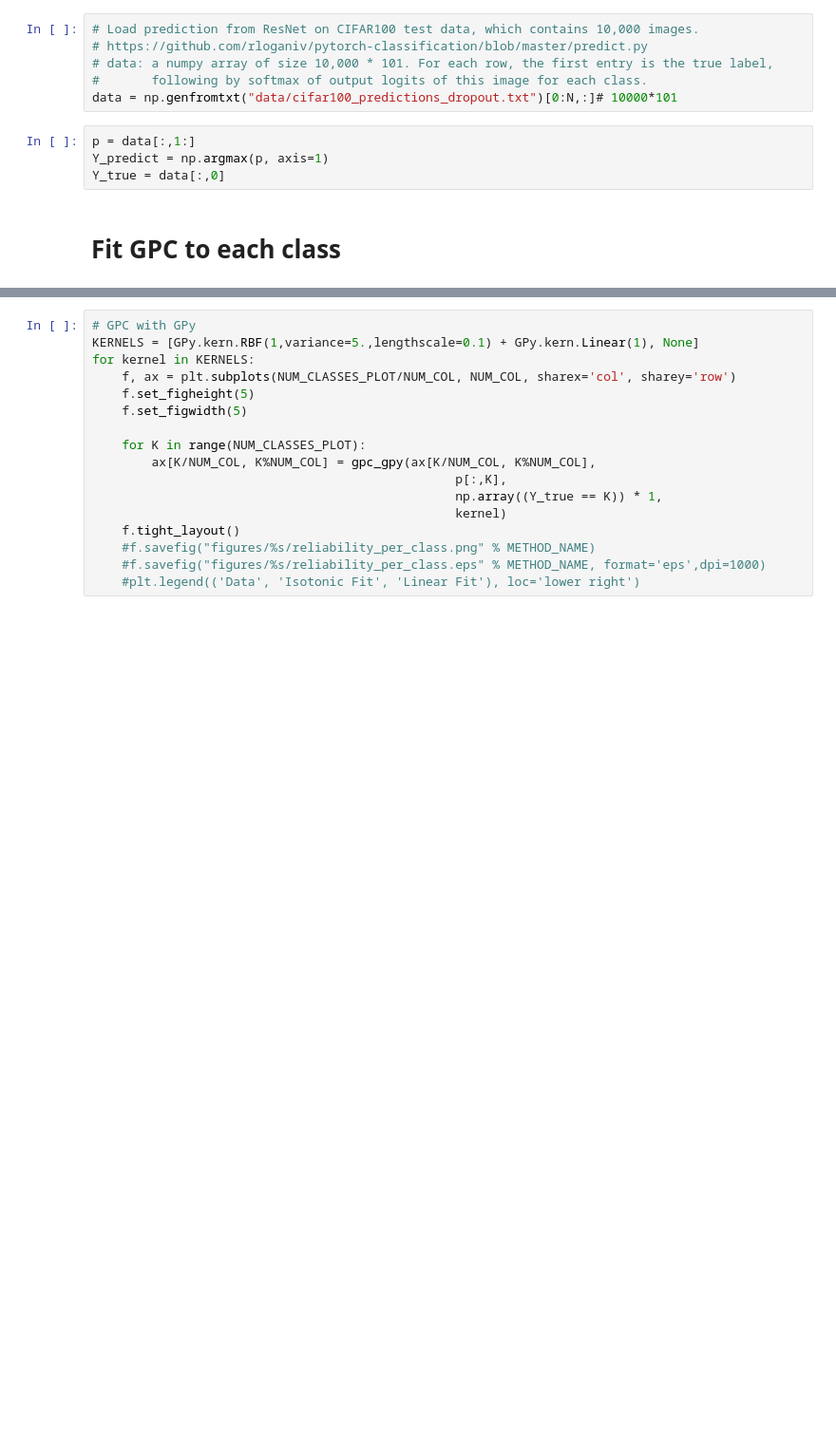
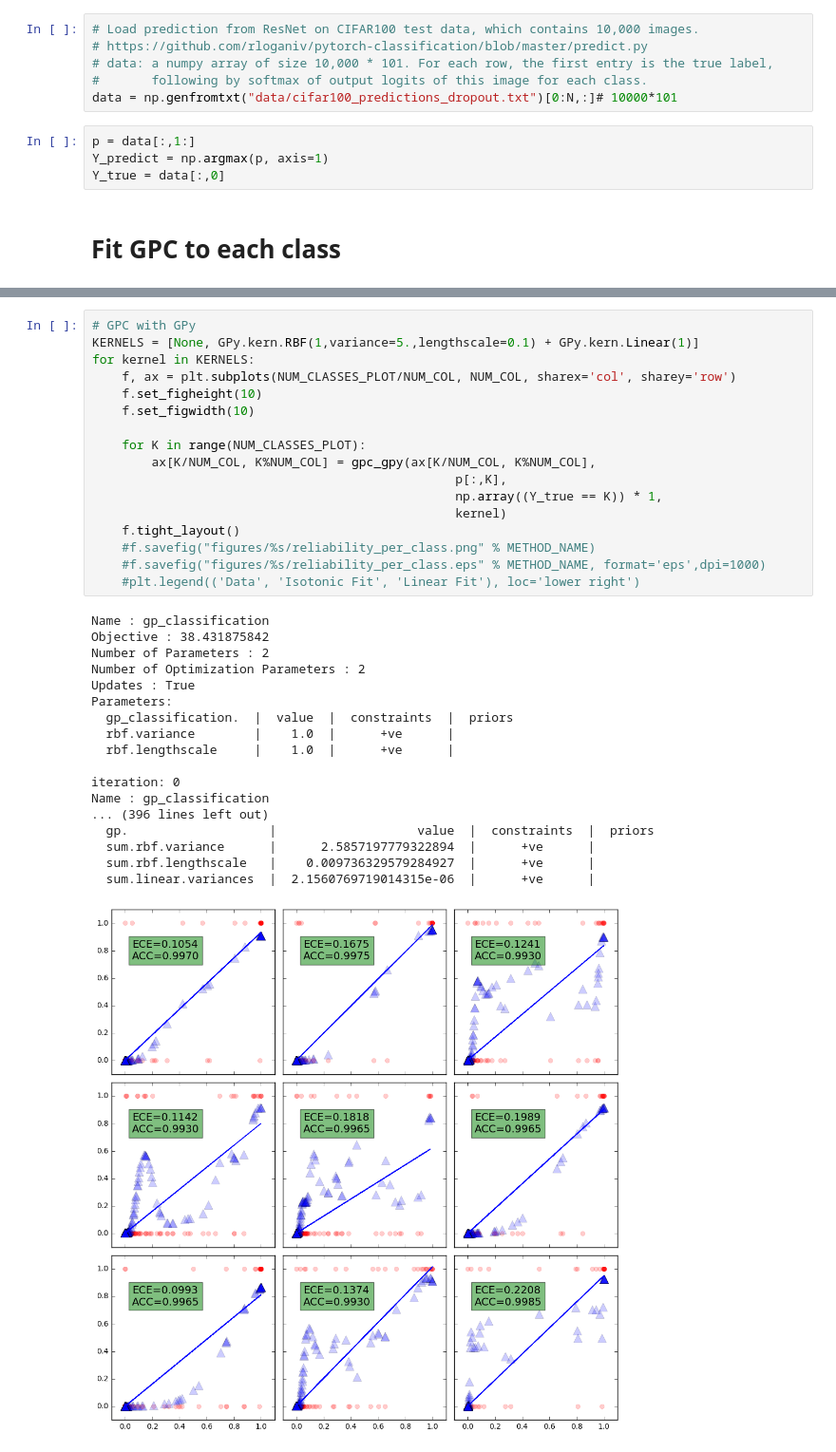
Before and after one commit to disiji/nn_assessor, a Jupyter notebook: binary_gpc.ipynb, the cells around one changed output, grey strips where cells are left out. Shown: that part at 95% size. Saved outputs shown, nothing was run; the diff lists cells and outputs as text; blank space fills up the shorter version.

```diff
--- a/binary_gpc.ipynb
+++ b/binary_gpc.ipynb
@@ -129,17 +72,36 @@ def gpc_gpy(ax, x, y, kernel=None):
 # %%
 # GPC with GPy
-KERNELS = [GPy.kern.RBF(1,variance=5.,lengthscale=0.1) + GPy.kern.Linear(1), None]
+KERNELS = [None, GPy.kern.RBF(1,variance=5.,lengthscale=0.1) + GPy.kern.Linear(1)]
 for kernel in KERNELS:
     f, ax = plt.subplots(NUM_CLASSES_PLOT/NUM_COL, NUM_COL, sharex='col', sharey='row')
-    f.set_figheight(5)
-    f.set_figwidth(5)
+    f.set_figheight(10)
+    f.set_figwidth(10)
 
     for K in range(NUM_CLASSES_PLOT):
         ax[K/NUM_COL, K%NUM_COL] = gpc_gpy(ax[K/NUM_COL, K%NUM_COL],
                                                  p[:,K],
                                                  np.array((Y_true == K)) * 1,
                                                  kernel)
     f.tight_layout()
     #f.savefig("figures/%s/reliability_per_class.png" % METHOD_NAME)
     #f.savefig("figures/%s/reliability_per_class.eps" % METHOD_NAME, format='eps',dpi=1000)
     #plt.legend(('Data', 'Isotonic Fit', 'Linear Fit'), loc='lower right')
+# %% [output]
+Name : gp_classification
+Objective : 38.431875842
+Number of Parameters : 2
+Number of Optimization Parameters : 2
+Updates : True
+Parameters:
+  gp_classification.  |  value  |  constraints  |  priors
+  rbf.variance        |    1.0  |      +ve      |
+  rbf.lengthscale     |    1.0  |      +ve      |
+
+iteration: 0
+Name : gp_classification
+... (396 lines left out)
+  gp.                   |                   value  |  constraints  |  priors
+  sum.rbf.variance      |      2.5857197779322894  |      +ve      |
+  sum.rbf.lengthscale   |    0.009736329579284927  |      +ve      |
+  sum.linear.variances  |  2.1560769719014315e-06  |      +ve      |
+[figure, added]
```
Also changed, not shown: parts of 4 cells of this notebook, 1 other file.
